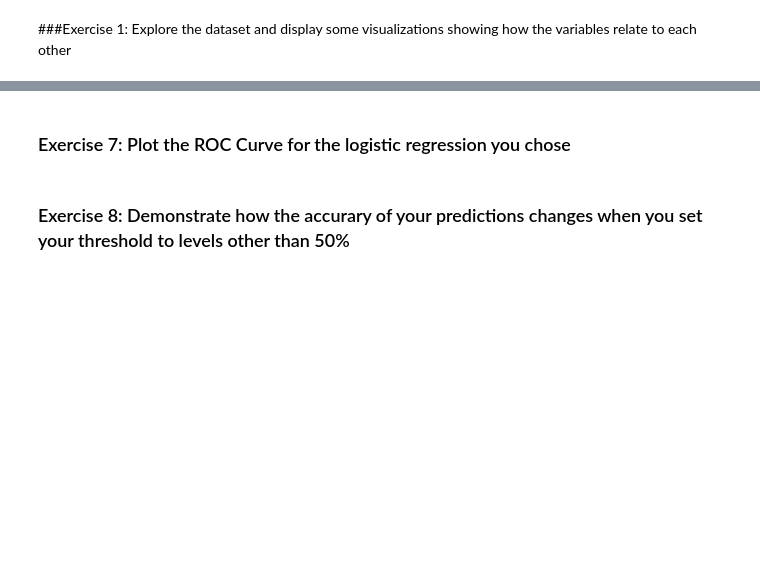
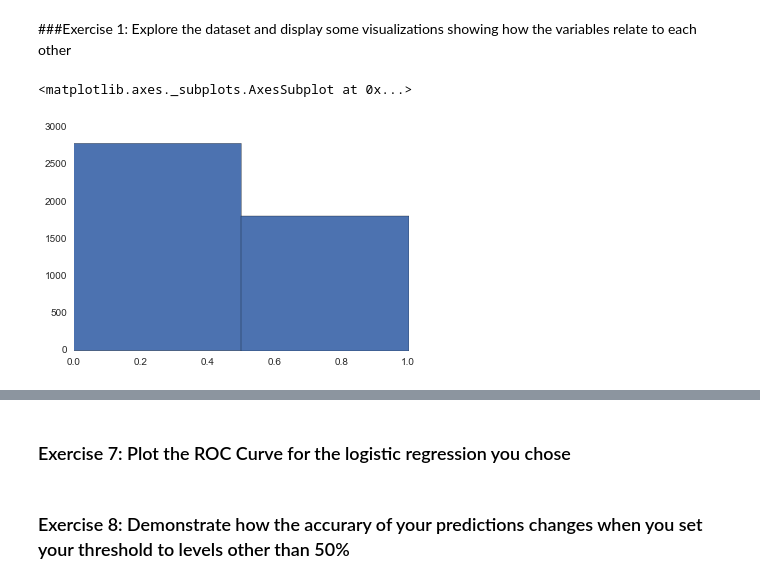
Before and after one commit to cryhughes/DAT_SF_12, a Jupyter notebook: Midterm_GA_DS/Dat_SF_12-Midterm-Questions_RH_v1.ipynb, the cells around one changed output, grey strips where cells are left out. Saved outputs shown, nothing was run; the diff lists cells and outputs as text; code cells hidden in the pictures; blank space fills up the shorter version.

```diff
--- a/Midterm_GA_DS/Dat_SF_12-Midterm-Questions_RH_v1.ipynb
+++ b/Midterm_GA_DS/Dat_SF_12-Midterm-Questions_RH_v1.ipynb
@@ -56,2 +108,8 @@ spam_data = pd.read_csv("spambase.csv")
 # %% [markdown]
 ###Exercise 1: Explore the dataset and display some visualizations showing how the variables relate to each other
+# %%
+spam_data.is_spam.hist(bins=2)
+#1 indicates spam
+# %% [output]
+<matplotlib.axes._subplots.AxesSubplot at 0x...>
+[figure, added]
```
Also changed, not shown: parts of 92 cells of this notebook, 4 other files.
